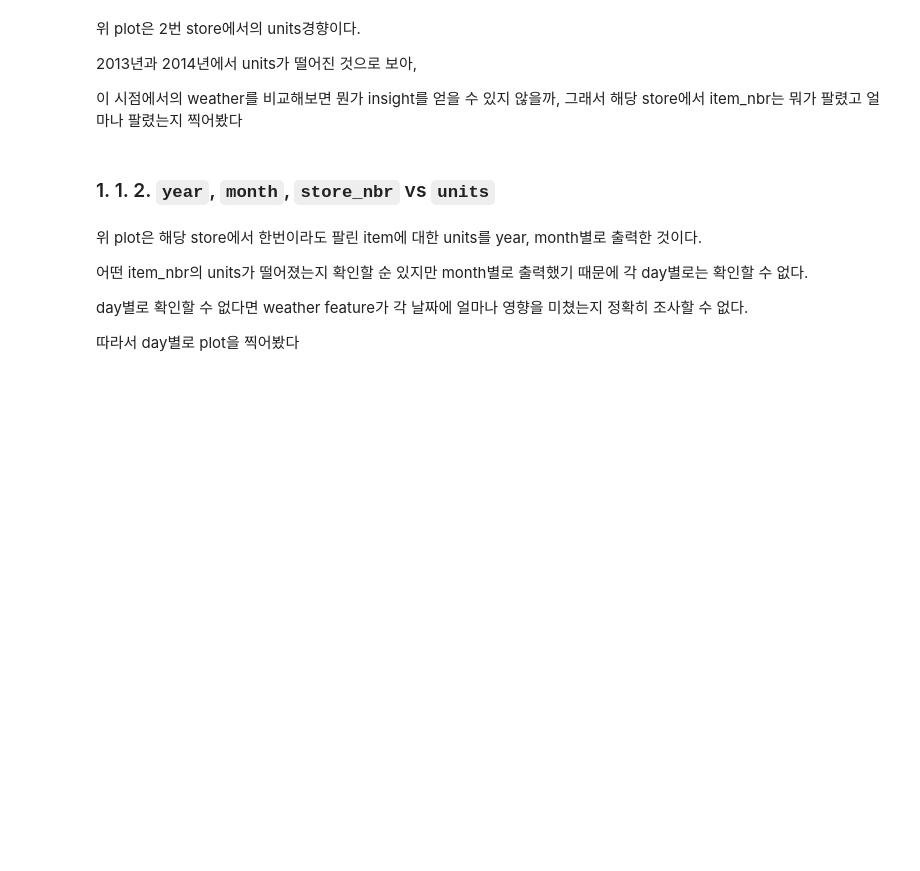
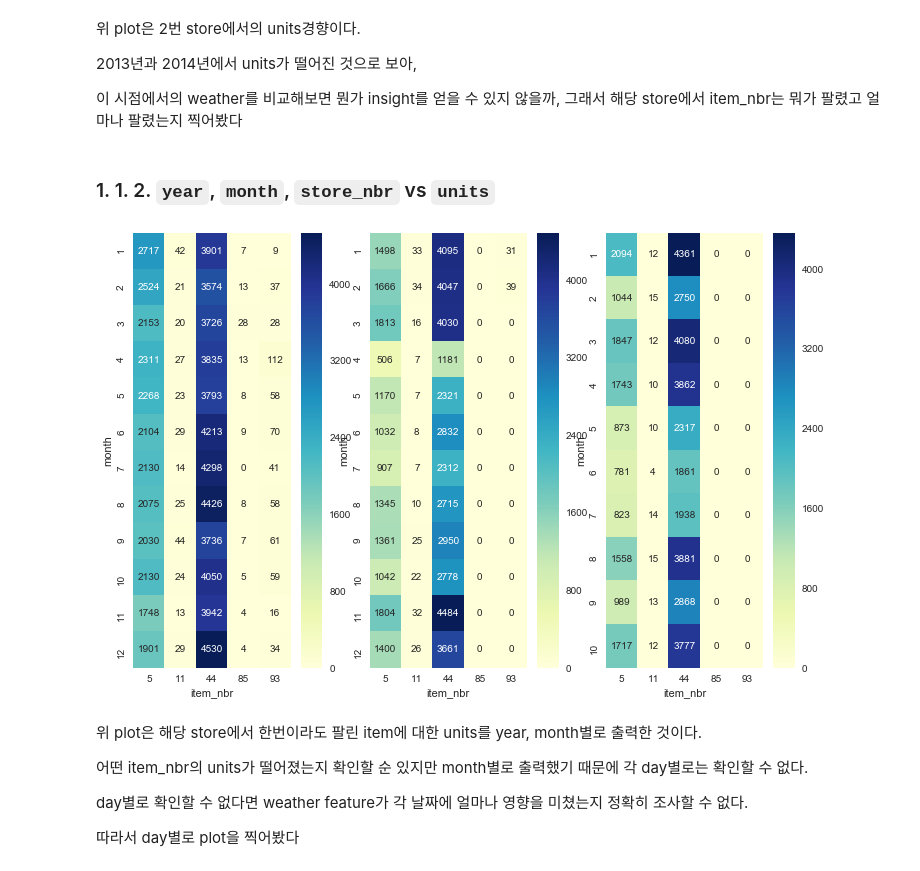
Before and after one commit to lucaseo/dss7-walmart-project, a Jupyter notebook: wy/Presentation/presentation_all_ver_WY.ipynb, the cells around one changed output. Cells and saved outputs as stored; diff of their text form; code cells hidden in the pictures; blank space fills up the shorter version.

```diff
--- a/wy/Presentation/presentation_all_ver_WY.ipynb
+++ b/wy/Presentation/presentation_all_ver_WY.ipynb
@@ -179,0 +149,6 @@ df_1.head()
+# %%
+train_key = pd.merge(keys, train)
+df_1 = pd.merge(weather_1, train_key)
+
+print(df_1.shape)
+df_1.head()
@@ -268,7 +256,9 @@ def item_nbr_tendency(store_nbr):
     sns.heatmap(pivot_2014,cmap="YlGnBu", annot = True, fmt = '.0f')
     plt.show()
 # %%
-item_nbr_tendency(1)
+item_nbr_tendency(2)
+# %% [output]
+[figure, added]
 # %% [markdown]
 위 plot은 해당 store에서 한번이라도 팔린 item에 대한 units를 year, month별로 출력한 것이다.
 
```
Also changed, not shown: parts of 94 cells of this notebook, 44 other files.
